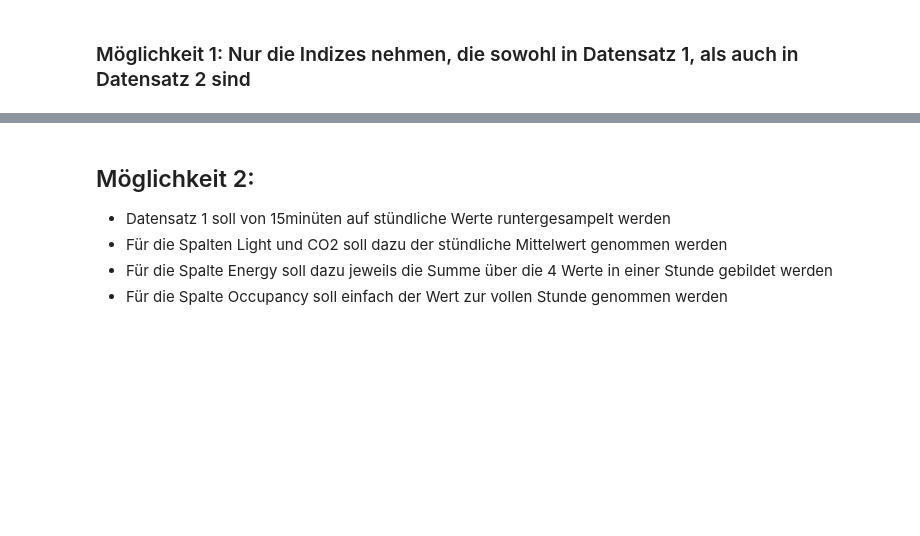
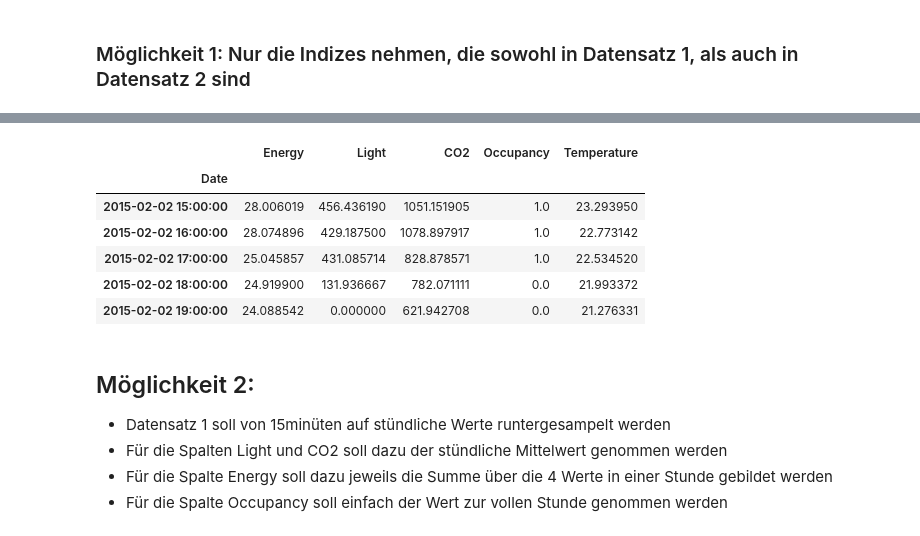
Before and after one commit to haypsilcn/applied-data-analytics, a Jupyter notebook: HandsOnPython_03_GrundlagenDatenaufbereitung.ipynb, the cells around one changed output, grey strips where cells are left out. Saved outputs shown, nothing was run; the diff lists cells and outputs as text; code cells hidden in the pictures; blank space fills up the shorter version.

```diff
--- a/HandsOnPython_03_GrundlagenDatenaufbereitung.ipynb
+++ b/HandsOnPython_03_GrundlagenDatenaufbereitung.ipynb
@@ -238,8 +278,17 @@ data.head()
 # %%
 # Löschen Sie nun noch die Zeilen in denen mindestens 1x NaN vorkommt:
-
+data.dropna(inplace=True)
 
 # Ausgabe der ersten Zeilen von data zur Kontrolle:
+data.head()
+# %% [output]
+|  | Energy | Light | CO2 | Occupancy | Temperature |
+| Date |  |  |  |  |  |
+| 2015-02-02 15:00:00 | 28.006019 | 456.436190 | 1051.151905 | 1.0 | 23.293950 |
+| 2015-02-02 16:00:00 | 28.074896 | 429.187500 | 1078.897917 | 1.0 | 22.773142 |
+| 2015-02-02 17:00:00 | 25.045857 | 431.085714 | 828.878571 | 1.0 | 22.534520 |
+| 2015-02-02 18:00:00 | 24.919900 | 131.936667 | 782.071111 | 0.0 | 21.993372 |
+| 2015-02-02 19:00:00 | 24.088542 | 0.000000 | 621.942708 | 0.0 | 21.276331 |
 # %% [markdown]
 ## Möglichkeit 2:
 - Datensatz 1 soll von 15minüten auf stündliche Werte runtergesampelt werden
```
Also changed, not shown: parts of 24 cells of this notebook, 8 other files.
